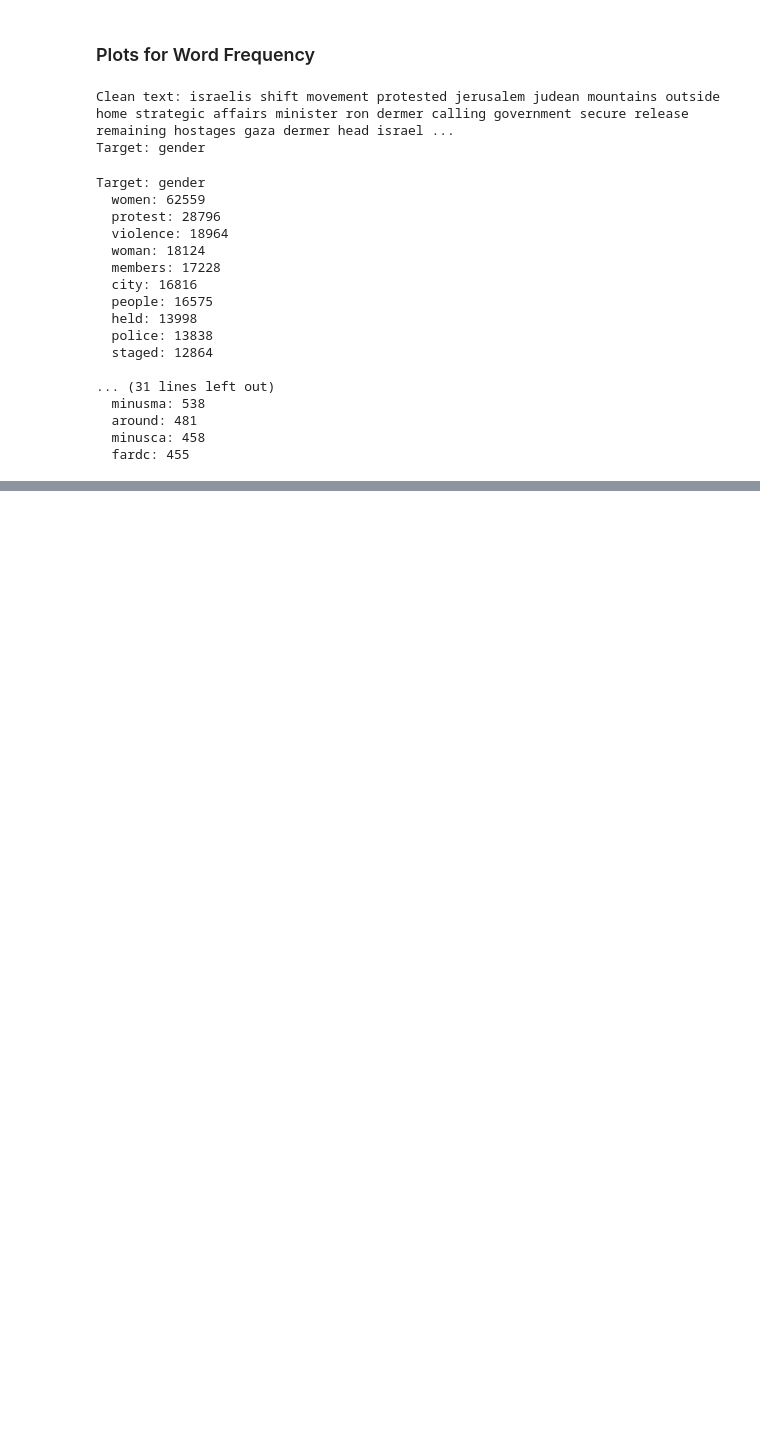
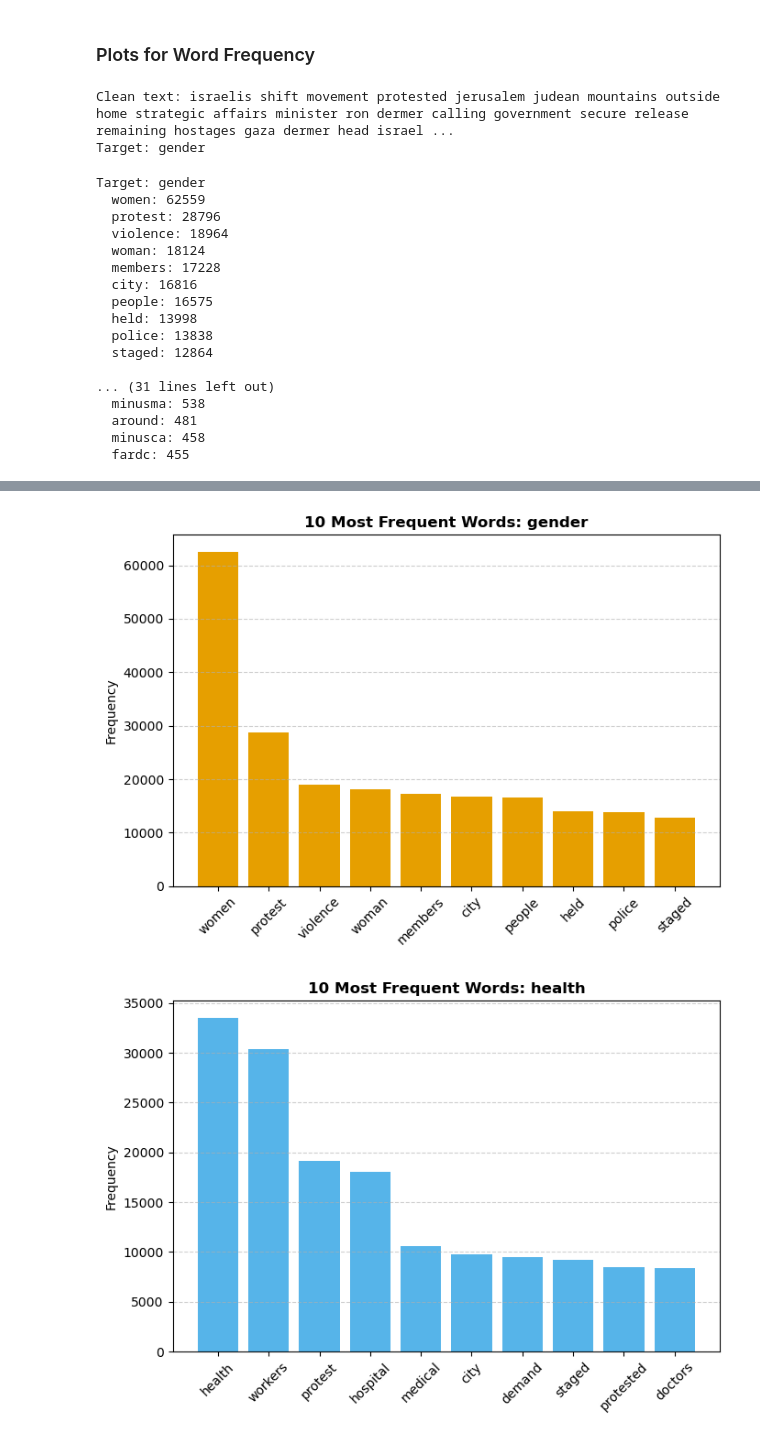
Before and after one commit to felipeq22/machine_learning_project, a Jupyter notebook: Descriptive_Plots.ipynb, the cells around one changed output, grey strips where cells are left out. Cells and saved outputs as stored; diff of their text form; code cells hidden in the pictures; blank space fills up the shorter version.

Commit message:
plots

```diff
--- a/Descriptive_Plots.ipynb
+++ b/Descriptive_Plots.ipynb
@@ -92,0 +92,30 @@ print(freq_df.head(20))
+# %%
+import matplotlib.pyplot as plt
+
+# Professional color palette
+colors = ['#E69F00', '#56B4E9', '#D55E00', '#0072B2']
+
+# One plot per target
+for i, (target, word_list) in enumerate(word_freq_by_target.items()):
+    words, freqs = zip(*word_list)
+
+    plt.figure(figsize=(7, 5))
+    plt.bar(words, freqs, color=colors[i % len(colors)])
+    plt.title(f"10 Most Frequent Words: {target}", fontsize=12, fontweight='bold')
+    plt.ylabel("Frequency")
+    plt.xticks(rotation=45)
+    plt.grid(axis='y', linestyle='--', alpha=0.6)
+    plt.tight_layout()
+
+    # Save the plot
+    filename = f"word_frequency{str(target).lower().replace(' ', '_')}.png"
+    plt.savefig(filename, dpi=300)
+
+    # Show the plot
+    plt.show()
+
+    # Close to avoid overlap in next figure
+    plt.close()
+# %% [output]
+[figure, added]
+[figure, added]
```
Also changed, not shown: parts of 2 cells of this notebook, 8 other files.
